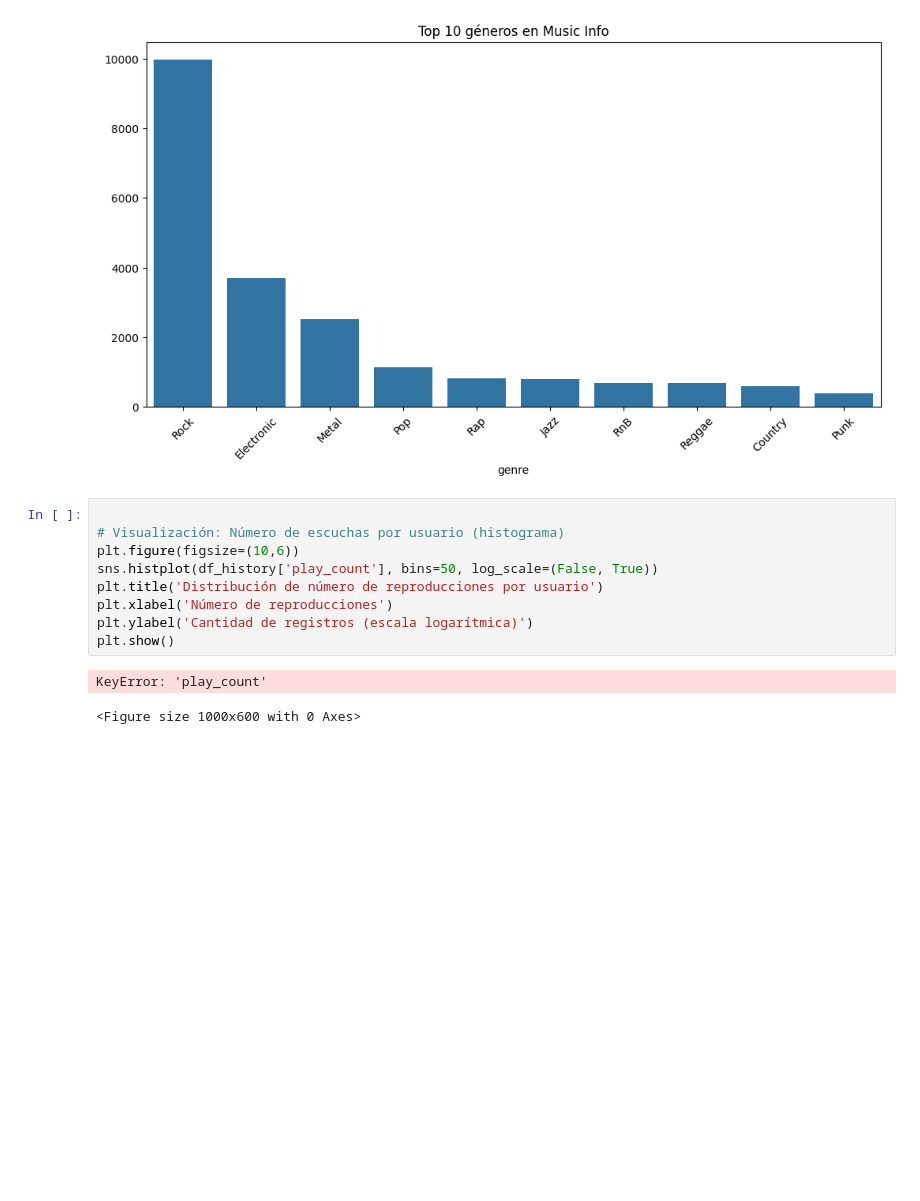
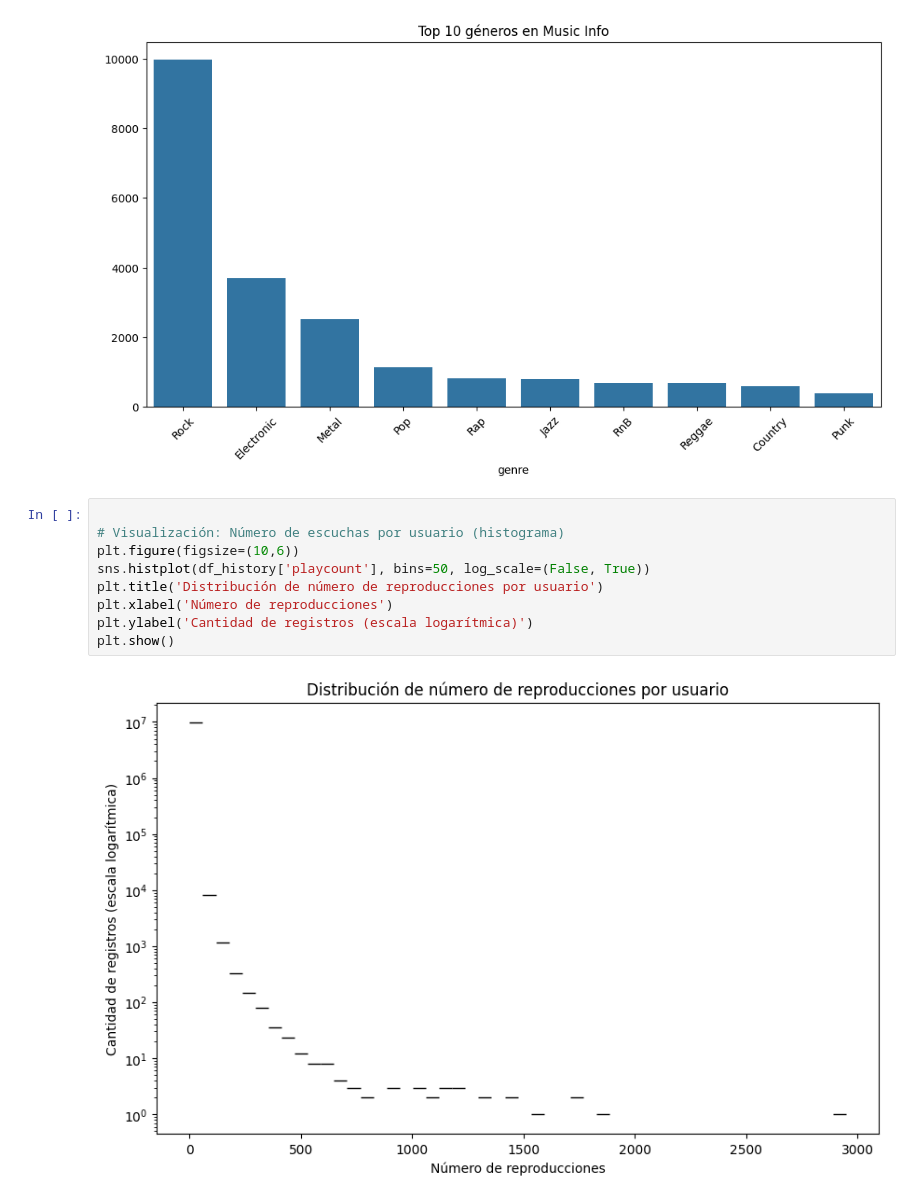
Before and after one commit to baudelcerro1204/TP_Ciencia_De_Datos, a Jupyter notebook: notebooks/million-song-dataset-spotify-lastfm.ipynb, the cells around one changed output. Saved outputs shown, nothing was run; the diff lists cells and outputs as text; blank space fills up the shorter version.

```diff
--- a/notebooks/million-song-dataset-spotify-lastfm.ipynb
+++ b/notebooks/million-song-dataset-spotify-lastfm.ipynb
@@ -81,12 +81,11 @@ plt.show()
 # %%
 
 # Visualización: Número de escuchas por usuario (histograma)
 plt.figure(figsize=(10,6))
-sns.histplot(df_history['play_count'], bins=50, log_scale=(False, True))
+sns.histplot(df_history['playcount'], bins=50, log_scale=(False, True))
 plt.title('Distribución de número de reproducciones por usuario')
 plt.xlabel('Número de reproducciones')
 plt.ylabel('Cantidad de registros (escala logarítmica)')
 plt.show()
 # %% [output]
-KeyError: 'play_count'
-<Figure size 1000x600 with 0 Axes>
+[figure, added]
```
Also changed, not shown: 3 other files.
